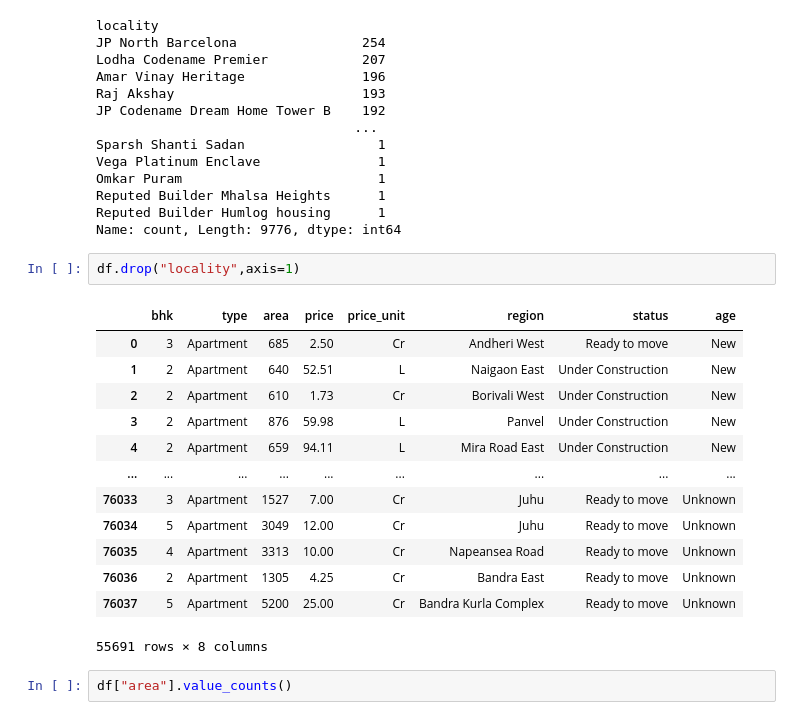
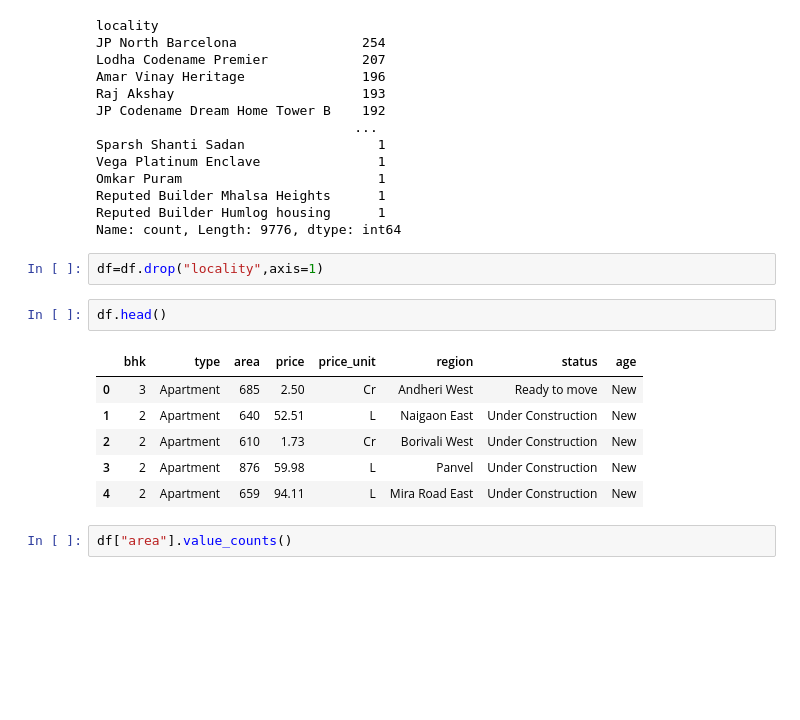
Before and after one commit to awezix/Housing_price_prediction, a Jupyter notebook: notebooks/EDA.ipynb, the cells around one changed output. Drawn from its saved outputs; the diff is of its cells as text; blank space fills up the shorter version.

```diff
--- a/notebooks/EDA.ipynb
+++ b/notebooks/EDA.ipynb
@@ -158,21 +158,16 @@ Reputed Builder Mhalsa Heights      1
 Reputed Builder Humlog housing      1
 Name: count, Length: 9776, dtype: int64
 # %%
-df.drop("locality",axis=1)
+df=df.drop("locality",axis=1)
-# %% [output]
-|  | bhk | type | area | price | price_unit | region | status | age |
-| 0 | 3 | Apartment | 685 | 2.50 | Cr | Andheri West | Ready to move | New |
-| 1 | 2 | Apartment | 640 | 52.51 | L | Naigaon East | Under Construction | New |
-| 2 | 2 | Apartment | 610 | 1.73 | Cr | Borivali West | Under Construction | New |
-| 3 | 2 | Apartment | 876 | 59.98 | L | Panvel | Under Construction | New |
-| 4 | 2 | Apartment | 659 | 94.11 | L | Mira Road East | Under Construction | New |
-| ... | ... | ... | ... | ... | ... | ... | ... | ... |
-| 76033 | 3 | Apartment | 1527 | 7.00 | Cr | Juhu | Ready to move | Unknown |
-| 76034 | 5 | Apartment | 3049 | 12.00 | Cr | Juhu | Ready to move | Unknown |
-| 76035 | 4 | Apartment | 3313 | 10.00 | Cr | Napeansea Road | Ready to move | Unknown |
-| 76036 | 2 | Apartment | 1305 | 4.25 | Cr | Bandra East | Ready to move | Unknown |
-| 76037 | 5 | Apartment | 5200 | 25.00 | Cr | Bandra Kurla Complex | Ready to move | Unknown |
-55691 rows × 8 columns
+# %%
+df.head()
+# %% [output]
+|  | bhk | type | area | price | price_unit | region | status | age |
+| 0 | 3 | Apartment | 685 | 2.50 | Cr | Andheri West | Ready to move | New |
+| 1 | 2 | Apartment | 640 | 52.51 | L | Naigaon East | Under Construction | New |
+| 2 | 2 | Apartment | 610 | 1.73 | Cr | Borivali West | Under Construction | New |
+| 3 | 2 | Apartment | 876 | 59.98 | L | Panvel | Under Construction | New |
+| 4 | 2 | Apartment | 659 | 94.11 | L | Mira Road East | Under Construction | New |
 # %%
 df["area"].value_counts()
 # %% [output]
```
Also changed, not shown: parts of 4 cells of this notebook, 1 other file.
